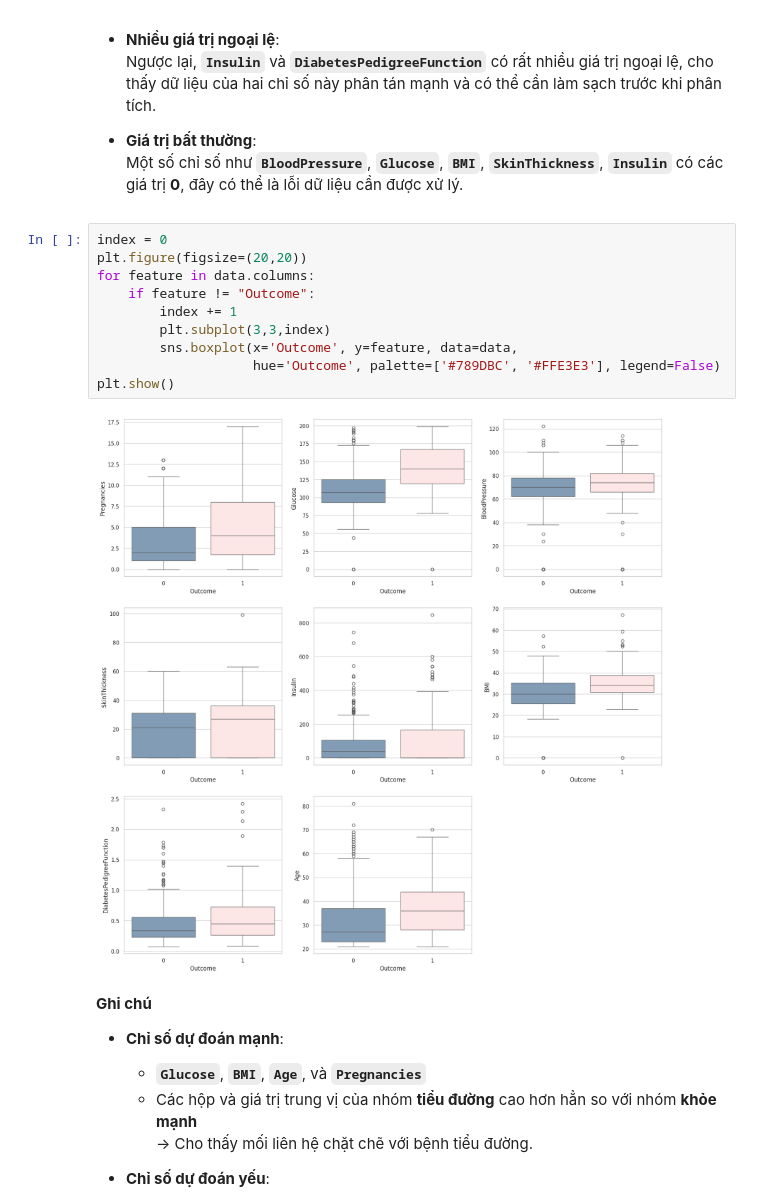
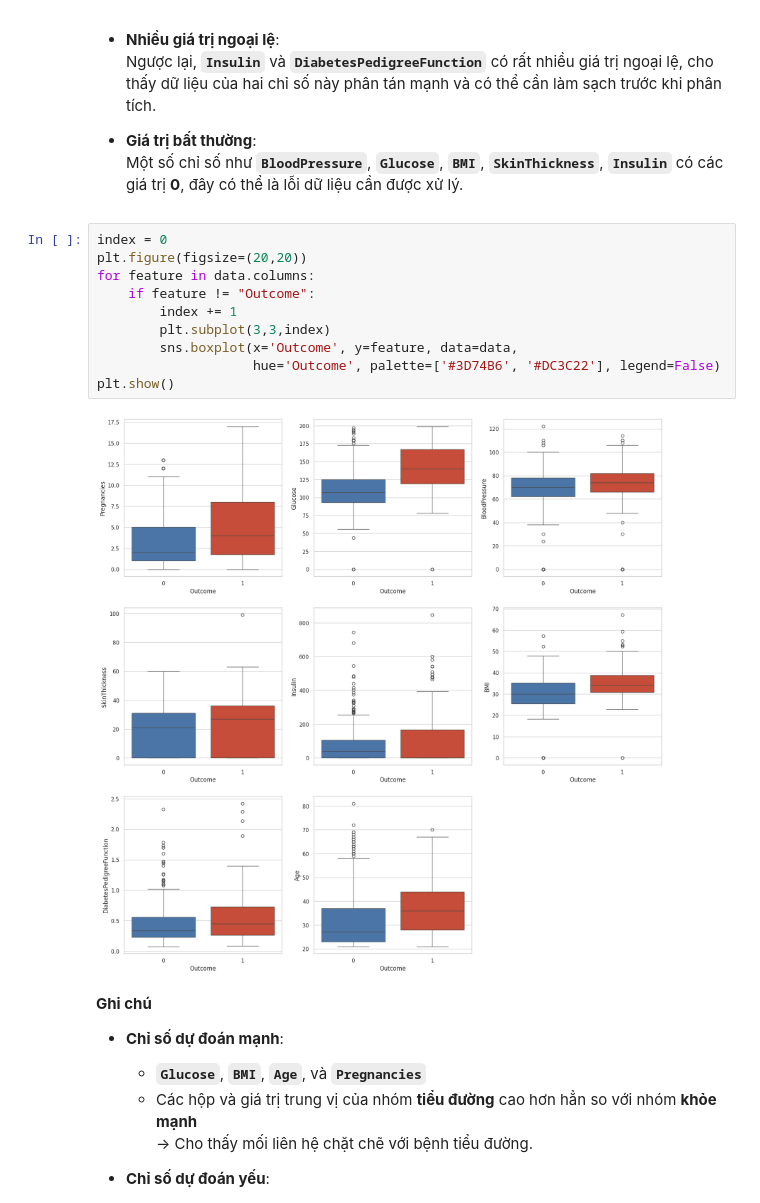
Before and after one commit to nguyenthithuylinh-ship-it/Diabetes_Project, a Jupyter notebook: Exploratory_Data_Analysis.ipynb, the cells around one changed output. Drawn from its saved outputs; the diff is of its cells as text.

```diff
--- a/Exploratory_Data_Analysis.ipynb
+++ b/Exploratory_Data_Analysis.ipynb
@@ -625,15 +646,15 @@ plt.show()
 # %%
 index = 0
 plt.figure(figsize=(20,20))
 for feature in data.columns:
     if feature != "Outcome":
         index += 1
         plt.subplot(3,3,index)
         sns.boxplot(x='Outcome', y=feature, data=data,
-                    hue='Outcome', palette=['#789DBC', '#FFE3E3'], legend=False)
+                    hue='Outcome', palette=['#3D74B6', '#DC3C22'], legend=False)
 plt.show()
 # %% [output]
-[figure, old version]
+[figure, new version]
 # %% [markdown]
 **Ghi chú**
 
```
Also changed, not shown: parts of 6 cells of this notebook.
